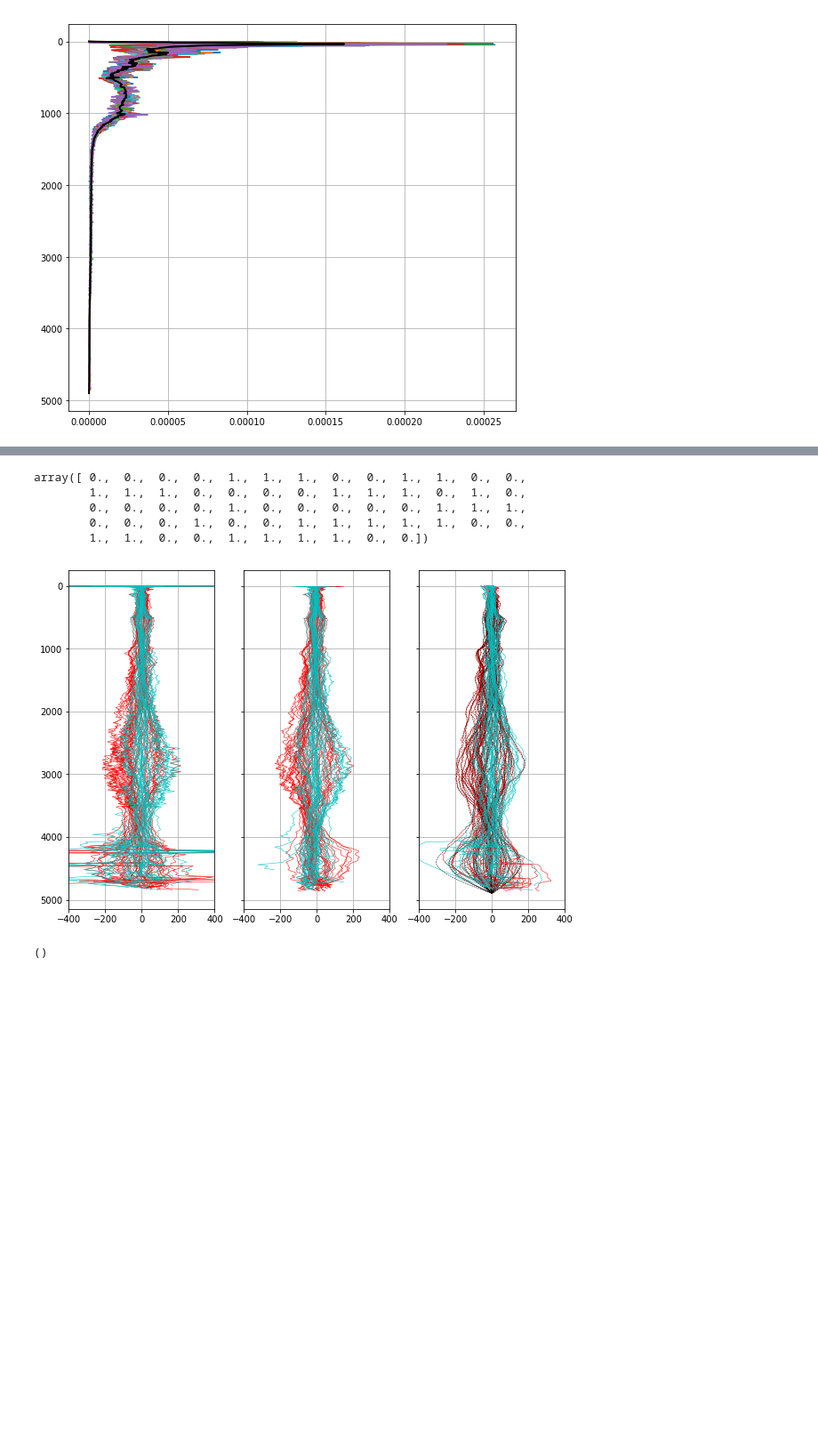
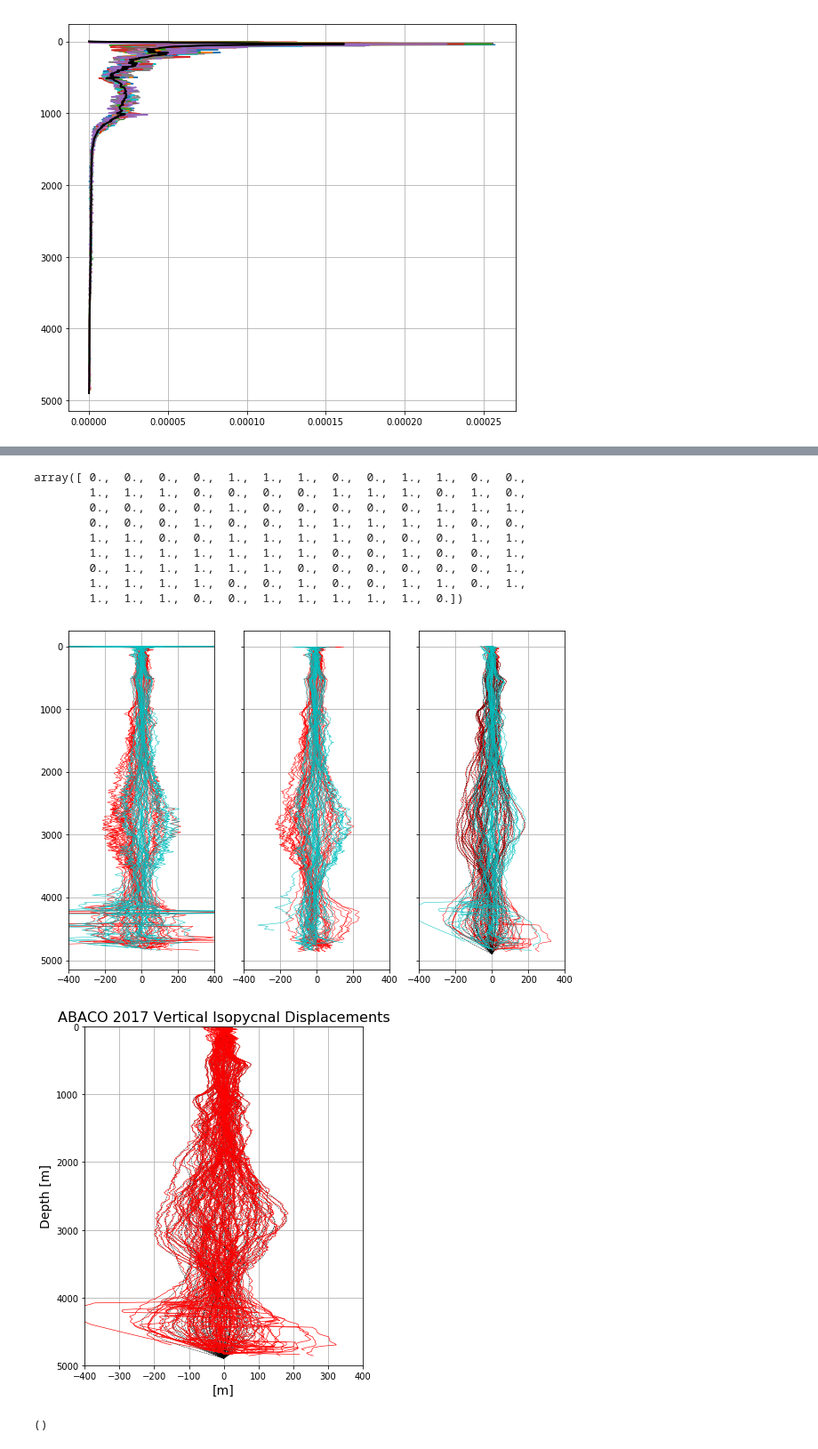
Before and after one commit to jakesteinberg/geostrophic_turbulence, a Jupyter notebook: abaco_dg_2017_18_initial_processing.ipynb, the cells around one changed output, grey strips where cells are left out. Shown at 89% size. Saved outputs shown, nothing was run; the diff lists cells and outputs as text; code cells hidden in the pictures; blank space fills up the shorter version.

```diff
--- a/abaco_dg_2017_18_initial_processing.ipynb
+++ b/abaco_dg_2017_18_initial_processing.ipynb
@@ -669,14 +692,14 @@ G, Gz, c, epsilon = vertical_modes(N2_avg, grid, omega, mmax)
 # %%
 # ---- PROJECT MODES ONTO EACH PROFILE -------
 # ---- Velocity and Eta (ENERGY)
-Eta2 = eta_alt_3_37
-V2 = dg_v_0_37
+Eta2 = np.concatenate((eta_alt_3_37, eta_alt_3_38), axis=1)
+V2 = np.concatenate((dg_v_0_37, dg_v_0_38), axis=1)
 N_all = np.sqrt(N2_avg)
 
 sz = np.shape(Eta2)
 num_profs = sz[1]
 eta_fit_depth_min = 250
-eta_fit_depth_max = 4200  # 3900
+eta_fit_depth_max = 4000  # 3900
 AG = np.zeros([nmodes, num_profs])
 AGz = np.zeros([nmodes, num_profs])
 Eta_m = np.nan * np.zeros([np.size(grid), num_profs])
@@ -699,7 +722,7 @@ for i in range(num_profs):
         # Gz(iv,:)\V_g(iv,ip)
         V_m[:, i] = np.squeeze(np.matrix(Gz) * np.transpose(np.matrix(AGz[:, i])))
         # Gz*AGz[:,i];
-        HKE_per_mass[:, i] = (1 / 2) * (AGz[:, i] * AGz[:, i])
+        HKE_per_mass[:, i] = (AGz[:, i] * AGz[:, i])
         ival = np.where(HKE_per_mass[modest, i] >= HKE_noise_threshold)
         if np.size(ival) > 0:
             good_ke_prof[i] = 0  # flag profile as noisy
@@ -741,38 +764,60 @@ array([ 0.,  0.,  0.,  0.,  1.,  1.,  1.,  0.,  0.,  1.,  1.,  0.,  0.,
         1.,  1.,  1.,  0.,  0.,  0.,  0.,  1.,  1.,  1.,  0.,  1.,  0.,
         0.,  0.,  0.,  0.,  1.,  0.,  0.,  0.,  0.,  0.,  1.,  1.,  1.,
         0.,  0.,  0.,  1.,  0.,  0.,  1.,  1.,  1.,  1.,  1.,  0.,  0.,
-        1.,  1.,  0.,  0.,  1.,  1.,  1.,  1.,  0.,  0.])
+        1.,  1.,  0.,  0.,  1.,  1.,  1.,  1.,  0.,  0.,  0.,  1.,  1.,
+        1.,  1.,  1.,  1.,  1.,  1.,  1.,  0.,  0.,  1.,  0.,  0.,  1.,
+        0.,  1.,  1.,  1.,  1.,  1.,  0.,  0.,  0.,  0.,  0.,  0.,  1.,
+        1.,  1.,  1.,  1.,  0.,  0.,  1.,  0.,  0.,  1.,  1.,  0.,  1.,
+        1.,  1.,  1.,  0.,  0.,  1.,  1.,  1.,  1.,  1.,  0.])
 # %%
 matplotlib.rcParams['figure.figsize'] = (10,7)
 f, ax = plt.subplots(1, 3, sharey=True)
 for i in range(np.shape(avg_sig0_per_dep_37)[1]):
     ax[0].plot(eta_alt_0_37[:, i], grid, linewidth=0.5, color='r')
     ax[1].plot(eta_alt_2_37[:, i], grid, linewidth=0.5, color='r')
     ax[2].plot(-1. * eta_alt_3_37[:, i], grid, linewidth=0.5, color='r')
     ax[2].plot(-1. * Eta_m[:, i], grid, linewidth=0.5, linestyle='--', color='k')
 for i in range(np.shape(avg_sig0_per_dep_38)[1]):
     ax[0].plot(eta_alt_0_38[:, i], grid, linewidth=0.5, color='c')
     ax[1].plot(eta_alt_2_38[:, i], grid, linewidth=0.5, color='c')
     ax[2].plot(-1 * eta_alt_3_38[:, i], grid, linewidth=0.5, color='c')
 ax[0].set_xlim([-400, 400])
 ax[0].invert_yaxis()
 ax[0].grid()
 ax[1].grid()
 ax[1].set_xlim([-400, 400])
 ax[2].set_xlim([-400, 400])
 plot_pro(ax[2])
 
 # f, ax = plt.subplots(1, 3, sharey=True)
 # for i in range(lon.shape[1]):
 #     ax[0].plot(eta_per_prof[:, i], grid, linewidth=0.6)
 #     ax[2].plot(-1 * eta_per_prof_3[:, i], grid, linewidth=0.6)
 # ax[0].set_xlim([-400, 400])
 # ax[0].invert_yaxis()
 # ax[0].grid()
 # ax[2].set_xlim([-400, 400])
 # plot_pro(ax[2])
+
+matplotlib.rcParams['figure.figsize'] = (5.6, 7)
+f, ax = plt.subplots()
+for i in range(np.shape(Eta2)[1]):
+    ax.plot(-1. * Eta_m[:, i], grid, linewidth=0.5, linestyle='--', color='k')
+for i in range(np.shape(avg_sig0_per_dep_37)[1]):
+    ax.plot(-1. * eta_alt_3_37[:, i], grid, linewidth=0.65, color='r')
+for i in range(np.shape(avg_sig0_per_dep_38)[1]):
+    ax.plot(-1 * eta_alt_3_38[:, i], grid, linewidth=0.65, color='r')
+ax.set_ylim([0, 5000])
+ax.set_xlim([-400, 400])
+ax.set_xlabel('[m]', fontsize=14)
+ax.set_ylabel('Depth [m]', fontsize=14)
+ax.set_title('ABACO 2017 Vertical Isopycnal Displacements', fontsize=16)
+ax.invert_yaxis()
+plot_pro(ax)
+# f.savefig("/Users/jake/Documents/baroclinic_modes/Meetings/meeting_19_05_17/dg_abaco17_disps.jpg", dpi=300)
 # %% [output]
-[figure, old version]
+[figure, new version]
+[figure, added]
 ()
 # %%
 # --- find break for average profile (total energy) ---
```
Also changed, not shown: parts of 9 cells of this notebook, 6 other files.
